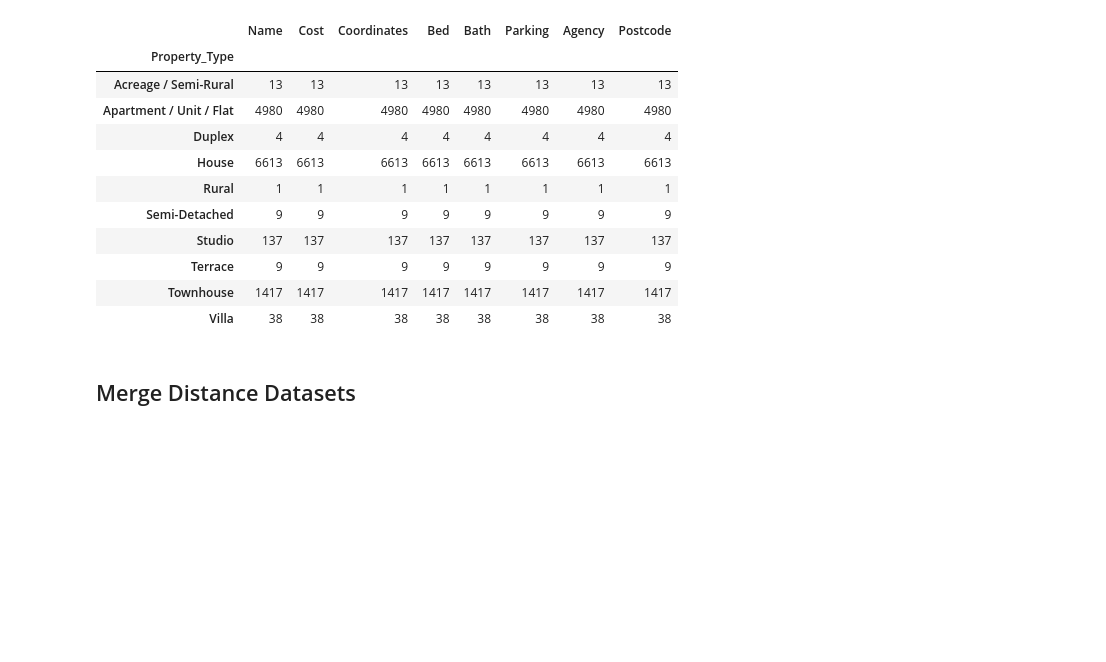
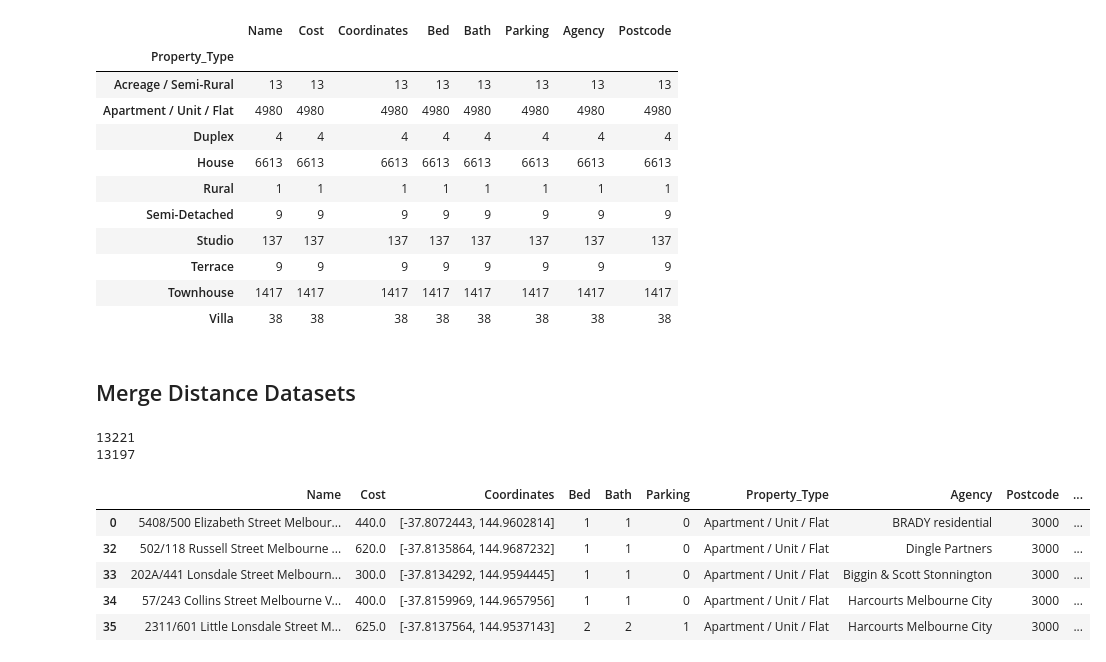
Before and after one commit to MAST30034-Applied-Data-Science/generic-real-estate-consulting-project-group-42, a Jupyter notebook: notebooks/preprocessing_properties.ipynb, the cells around one changed output. Saved outputs shown, nothing was run; the diff lists cells and outputs as text; code cells hidden in the pictures; blank space fills up the shorter version.

```diff
--- a/notebooks/preprocessing_properties.ipynb
+++ b/notebooks/preprocessing_properties.ipynb
@@ -151,7 +151,22 @@ park.rename({'distance':'park_distance', 'duration':'park_duration'}, inplace=Tr
 postoffice = seperate_dictionary(postoffice, 'Post_Office')
 postoffice.rename({'distance':'postoffice_distance', 'duration':'postoffice_duration'}, inplace=True, axis=1)
 # %%
-merged_distances = cbd_distance.merge(train, on='Name', how = 'inner').merge(park, on = 'Name', how = 'inner').merge(postoffice, on = 'Name', how = 'inner')
+print(len(new))
+merged_distances = new.merge(cbd_distance, on = 'Name', how = 'inner').merge(train, on = 'Name', how = 'inner').merge(park, on = 'Name', how = 'inner').merge(postoffice, on = 'Name', how = 'inner')
+merged_distances = merged_distances.drop_duplicates(subset= new.columns, keep='first')
+
+#.merge(train, on='Name').merge(park, on = 'Name').merge(postoffice, on = 'Name')
+print(len(merged_distances))
+merged_distances.head()
+# %% [output]
+13221
+13197
+|  | Name | Cost | Coordinates | Bed | Bath | Parking | Property_Type | Agency | Postcode | ... |
+| 0 | 5408/500 Elizabeth Street Melbour... | 440.0 | [-37.8072443, 144.9602814] | 1 | 1 | 0 | Apartment / Unit / Flat | BRADY residential | 3000 | ... |
+| 32 | 502/118 Russell Street Melbourne ... | 620.0 | [-37.8135864, 144.9687232] | 1 | 1 | 0 | Apartment / Unit / Flat | Dingle Partners | 3000 | ... |
+| 33 | 202A/441 Lonsdale Street Melbourn... | 300.0 | [-37.8134292, 144.9594445] | 1 | 1 | 0 | Apartment / Unit / Flat | Biggin & Scott Stonnington | 3000 | ... |
+| 34 | 57/243 Collins Street Melbourne V... | 400.0 | [-37.8159969, 144.9657956] | 1 | 1 | 0 | Apartment / Unit / Flat | Harcourts Melbourne City | 3000 | ... |
+| 35 | 2311/601 Little Lonsdale Street M... | 625.0 | [-37.8137564, 144.9537143] | 2 | 2 | 1 | Apartment / Unit / Flat | Harcourts Melbourne City | 3000 | ... |
 # %%
 merged_distances.groupby('cbd_duration').count()
 # %% [output]
```
Also changed, not shown: parts of 3 cells of this notebook, 1 other file.
